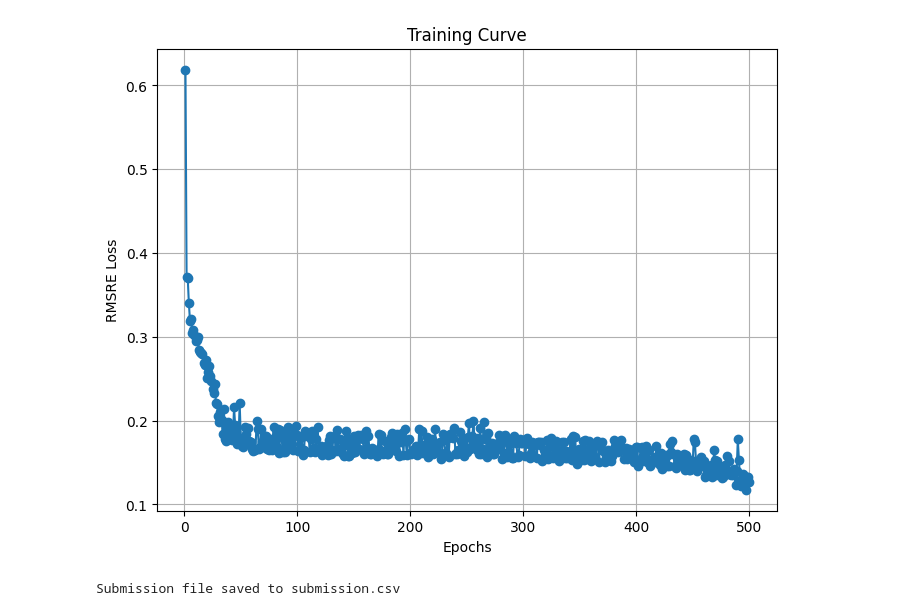
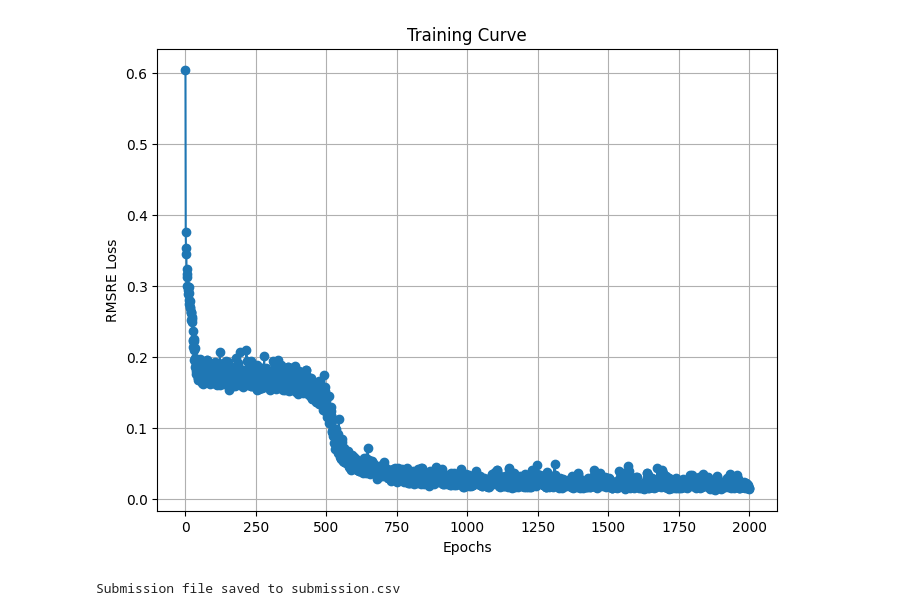
Before and after one commit to xuanji86/633-Final-Project, a Jupyter notebook: train.ipynb, the cells around one changed output. Cells and saved outputs as stored; diff of their text form; code cells hidden in the pictures.

Commit message:
change epochs times

```diff
--- a/train.ipynb
+++ b/train.ipynb
@@ -188,7 +188,7 @@ criterion = RMSRELoss()
 optimizer = optim.Adam(model.parameters(), lr=1e-3)
 
 # Step 6: Train the Model
-epochs = 500
+epochs = 2000
 losses = train_model(model, train_loader, criterion, optimizer, epochs=epochs)
 
 # Step 7: Plot Training Curve
@@ -214,4 +214,4 @@ Epoch [500/500], Loss: 0.1265
-[figure, old version]
+[figure, new version]
 # %%
 import pandas as pd
 import torch
```
Also changed, not shown: parts of 2 cells of this notebook, 1 other file.
